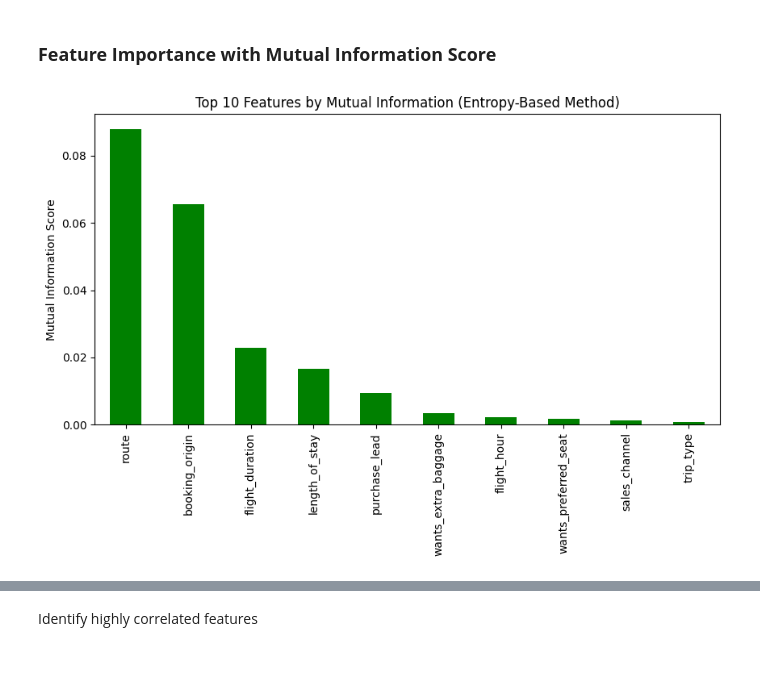
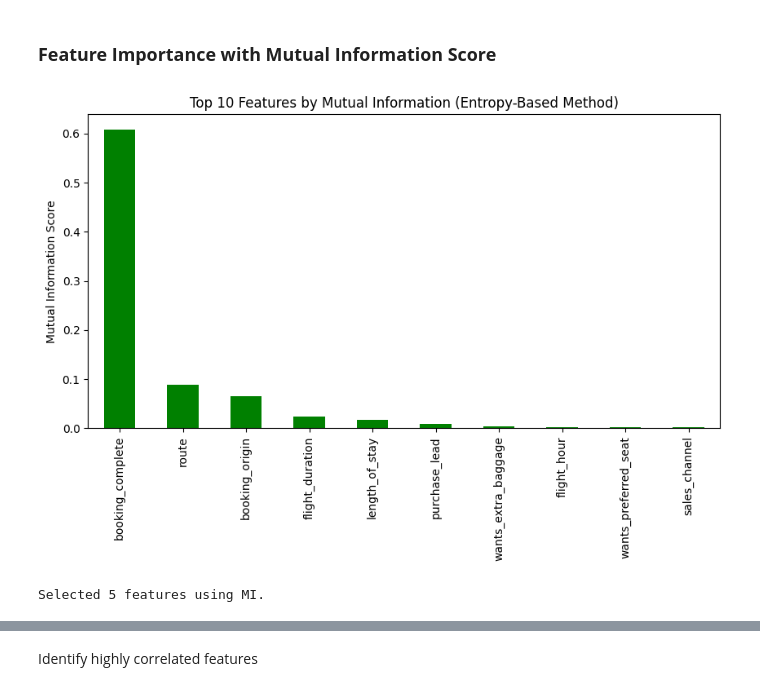
Before and after one commit to NathanaelMutua/British-Airways-Data-Science-Challenge, a Jupyter notebook: Task 2 British Airways Data Analysis.ipynb, the cells around one changed output, grey strips where cells are left out. Drawn from its saved outputs; the diff is of its cells as text; code cells hidden in the pictures; blank space fills up the shorter version.

```diff
--- a/Task 2 British Airways Data Analysis.ipynb
+++ b/Task 2 British Airways Data Analysis.ipynb
@@ -149,23 +149,32 @@ plt.show()
 # %%
 from scipy.stats import entropy
 
 # Compute entropy of target variable
 target_entropy = entropy(y.value_counts(normalize=True), base=2)
 
 # Compute conditional entropy of each feature
 mi_scores = {}
-for col in X.columns:
-    feature_entropy = entropy(X[col].value_counts(normalize=True), base=2)
-    joint_entropy = entropy(pd.crosstab(X[col], y, normalize=True).values.flatten(), base=2)
+for col in bookings.columns:
+    feature_entropy = entropy(bookings[col].value_counts(normalize=True), base=2)
+    joint_entropy = entropy(pd.crosstab(bookings[col], y, normalize=True).values.flatten(), base=2)
     mi_scores[col] = target_entropy + feature_entropy - joint_entropy
 
 # Convert to Pandas Series and sort
 mi_scores = pd.Series(mi_scores).sort_values(ascending=False)
 
 # Plot top 10 features
 mi_scores[:10].plot(kind="bar", figsize=(10, 5), color="green")
 plt.title("Top 10 Features by Mutual Information (Entropy-Based Method)")
 plt.ylabel("Mutual Information Score")
 plt.show()
 # %% [output]
-[figure, old version]
+[figure, new version]
+# %%
+# Removing Irrelevant data
+# Set MI threshold (e.g., keep only features with MI score > 0.01)
+threshold = 0.01
+selected_features_mi = mi_scores[mi_scores > threshold].index.tolist()
+
+print(f"Selected {len(selected_features_mi)} features using MI.")
+# %% [output]
+Selected 5 features using MI.
```
Also changed, not shown: parts of 23 cells of this notebook.
